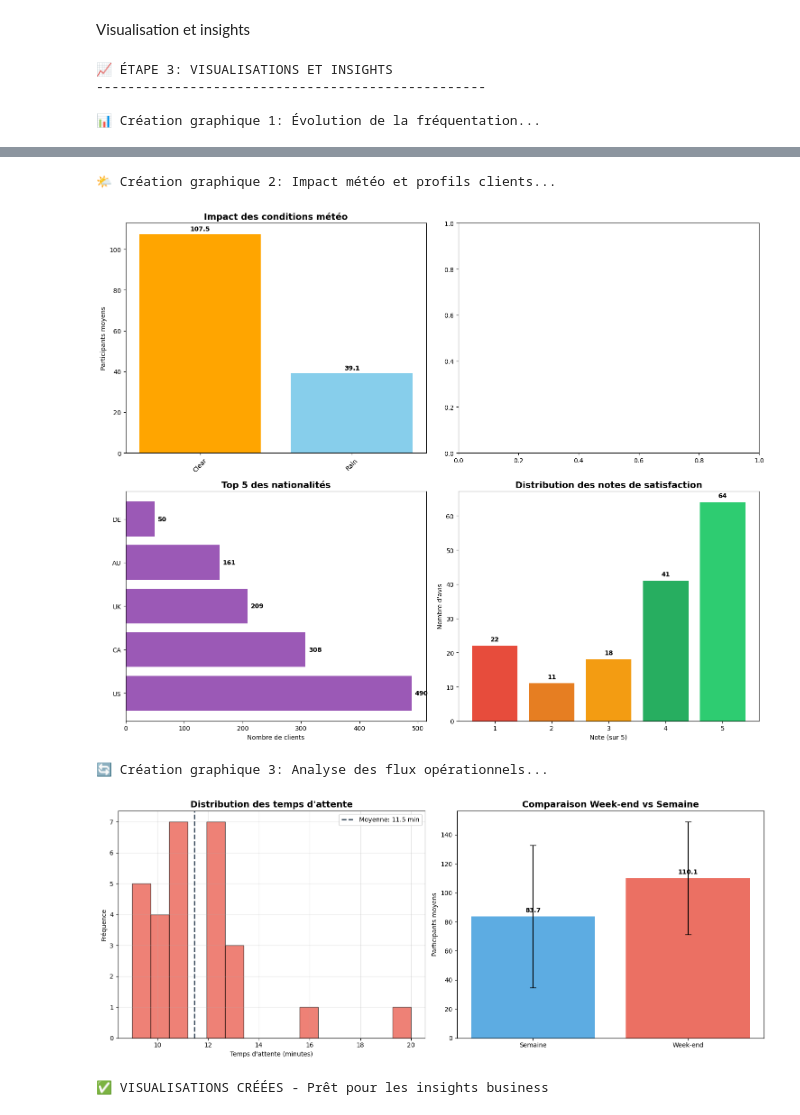
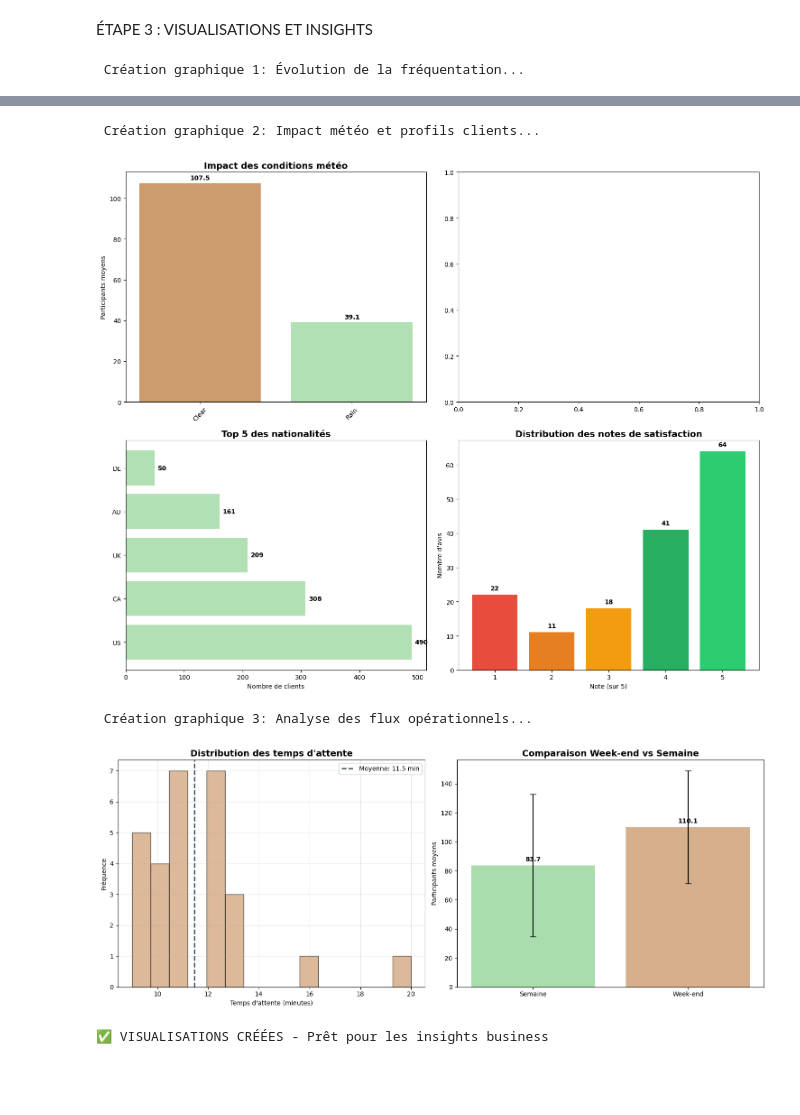
Before and after one commit to matham1201/Data_NightBike, a Jupyter notebook: Final.ipynb, the cells around one changed output, grey strips where cells are left out. Cells and saved outputs as stored; diff of their text form; code cells hidden in the pictures; blank space fills up the shorter version.

```diff
--- a/Final.ipynb
+++ b/Final.ipynb
@@ -493,27 +449,21 @@ print("\n✅ ANALYSE EXPLORATOIRE TERMINÉE")
    5⭐: 64 avis (41.0%)
 
 ✅ ANALYSE EXPLORATOIRE TERMINÉE
-# %% [markdown]
-Visualisation et insights
+# %% [markdown]
+ ÉTAPE 3 : VISUALISATIONS ET INSIGHTS
 # %%
-# =============================================================================
-# ÉTAPE 3: VISUALISATIONS ET INSIGHTS
-# =============================================================================
-print("\n📈 ÉTAPE 3: VISUALISATIONS ET INSIGHTS")
-print("-" * 50)
 
 # Configuration pour les graphiques
 plt.rcParams['figure.figsize'] = (15, 10)
 
-# 3.1 GRAPHIQUE 1: ÉVOLUTION DE LA FRÉQUENTATION
-print("\n📊 Création graphique 1: Évolution de la fréquentation...")
+print("\n Création graphique 1: Évolution de la fréquentation...")
 
 fig, (ax1, ax2) = plt.subplots(2, 1, figsize=(15, 12))
 
 # Évolution temporelle
 daily_attendance_sorted = daily_attendance.sort_values('date')
 ax1.plot(daily_attendance_sorted['date'], daily_attendance_sorted['participants'],
-         marker='o', linewidth=2, markersize=6, color='#2E86AB')
+         marker='o', linewidth=2, markersize=6, color='#CC9C6F')
 ax1.set_title('Évolution de la fréquentation du tour nocturne', fontsize=16, fontweight='bold')
 ax1.set_xlabel('Date', fontsize=12)
 ax1.set_ylabel('Nombre de participants', fontsize=12)
@@ -524,7 +474,7 @@ ax1.tick_params(axis='x', rotation=45)
 freq_by_day_ordered = daily_attendance.groupby('day_of_week')['participants'].mean().reindex([
     'Monday', 'Tuesday', 'Wednesday', 'Thursday', 'Friday', 'Saturday', 'Sunday'
 ])
-colors = ['#F24236' if day in ['Saturday', 'Sunday'] else '#2E86AB' for day in freq_by_day_ordered.index]
+colors = ['#758468' if day in ['Saturday', 'Sunday'] else "#94D599B8" for day in freq_by_day_ordered.index]
 bars = ax2.bar(freq_by_day_ordered.index, freq_by_day_ordered.values, color=colors, alpha=0.8)
 ax2.set_title('Fréquentation moyenne par jour de la semaine', fontsize=16, fontweight='bold')
 ax2.set_ylabel('Participants moyens', fontsize=12)
@@ -538,17 +488,15 @@ for bar, value in zip(bars, freq_by_day_ordered.values):
 plt.tight_layout()
 plt.show()
 
-# 3.2 GRAPHIQUE 2: IMPACT MÉTÉO ET PROFILS CLIENTS
-print("\n🌤️ Création graphique 2: Impact météo et profils clients...")
+print("\n Création graphique 2: Impact météo et profils clients...")
 
 fig, ((ax1, ax2), (ax3, ax4)) = plt.subplots(2, 2, figsize=(15, 12))
 
 # Impact météo sur fréquentation
-# Impact météo sur fréquentation
 if len(attendance_weather) > 0:
     weather_avg = attendance_weather.groupby('weather')['participants'].mean().sort_values(ascending=False)
     bars1 = ax1.bar(weather_avg.index, weather_avg.values,
-                    color=['#FFA500', '#87CEEB', '#D3D3D3'][:len(weather_avg)])
+                    color=['#CC9C6F', '#94D599B8', '#D3D3D3'][:len(weather_avg)])
     ax1.set_title('Impact des conditions météo', fontsize=14, fontweight='bold')
     ax1.set_ylabel('Participants moyens')
     ax1.tick_params(axis='x', rotation=45)
@@ -559,7 +507,7 @@ if len(attendance_weather) > 0:
 
 # Top nationalités
 top_5_nat = customers_clean['nationality'].value_counts().head(5)
-bars3 = ax3.barh(top_5_nat.index, top_5_nat.values, color='#9B59B6')
+bars3 = ax3.barh(top_5_nat.index, top_5_nat.values, color='#94D599B8')
 ax3.set_title('Top 5 des nationalités', fontsize=14, fontweight='bold')
 ax3.set_xlabel('Nombre de clients')
 
@@ -582,14 +530,13 @@ for bar, value in zip(bars4, rating_counts.values):
 plt.tight_layout()
 plt.show()
 
-# 3.3 GRAPHIQUE 3: ANALYSE DES FLUX OPÉRATIONNELS
-print("\n🔄 Création graphique 3: Analyse des flux opérationnels...")
+print("\n Création graphique 3: Analyse des flux opérationnels...")
 
 fig, (ax1, ax2) = plt.subplots(1, 2, figsize=(15, 6))
 
 # Temps d'attente si disponible
 if len(wait_times_df) > 0:
-    ax1.hist(wait_times_df['wait_time_minutes'], bins=15, color='#E74C3C', alpha=0.7, edgecolor='black')
+    ax1.hist(wait_times_df['wait_time_minutes'], bins=15, color='#CC9C6F', alpha=0.7, edgecolor='black')
     ax1.axvline(wait_times_df['wait_time_minutes'].mean(), color='#2C3E50',
                 linestyle='--', linewidth=2, label=f'Moyenne: {wait_times_df["wait_time_minutes"].mean():.1f} min')
     ax1.set_title('Distribution des temps d\'attente', fontsize=14, fontweight='bold')
@@ -605,7 +552,7 @@ means = [weekend_comparison.loc[False, 'mean'], weekend_comparison.loc[True, 'me
 stds = [weekend_comparison.loc[False, 'std'], weekend_comparison.loc[True, 'std']]
 
 bars = ax2.bar(categories, means, yerr=stds, capsize=5,
-               color=['#3498DB', '#E74C3C'], alpha=0.8)
+               color=['#94D599B8', "#CC9C6F"], alpha=0.8)
 ax2.set_title('Comparaison Week-end vs Semaine', fontsize=14, fontweight='bold')
 ax2.set_ylabel('Participants moyens')
 
@@ -618,7 +565,4 @@ plt.show()
 
 print("\n✅ VISUALISATIONS CRÉÉES - Prêt pour les insights business")
 # %% [output]
-📈 ÉTAPE 3: VISUALISATIONS ET INSIGHTS
---------------------------------------------------
-
-📊 Création graphique 1: Évolution de la fréquentation...
+ Création graphique 1: Évolution de la fréquentation...
@@ -626,5 +570,5 @@ print("\n✅ VISUALISATIONS CRÉÉES - Prêt pour les insights business")
-🌤️ Création graphique 2: Impact météo et profils clients...
+ Création graphique 2: Impact météo et profils clients...
-[figure, old version]
+[figure, new version]
-🔄 Création graphique 3: Analyse des flux opérationnels...
+ Création graphique 3: Analyse des flux opérationnels...
-[figure, old version]
+[figure, new version]
 ✅ VISUALISATIONS CRÉÉES - Prêt pour les insights business
```
Also changed, not shown: parts of 10 cells of this notebook, 5 other files.
